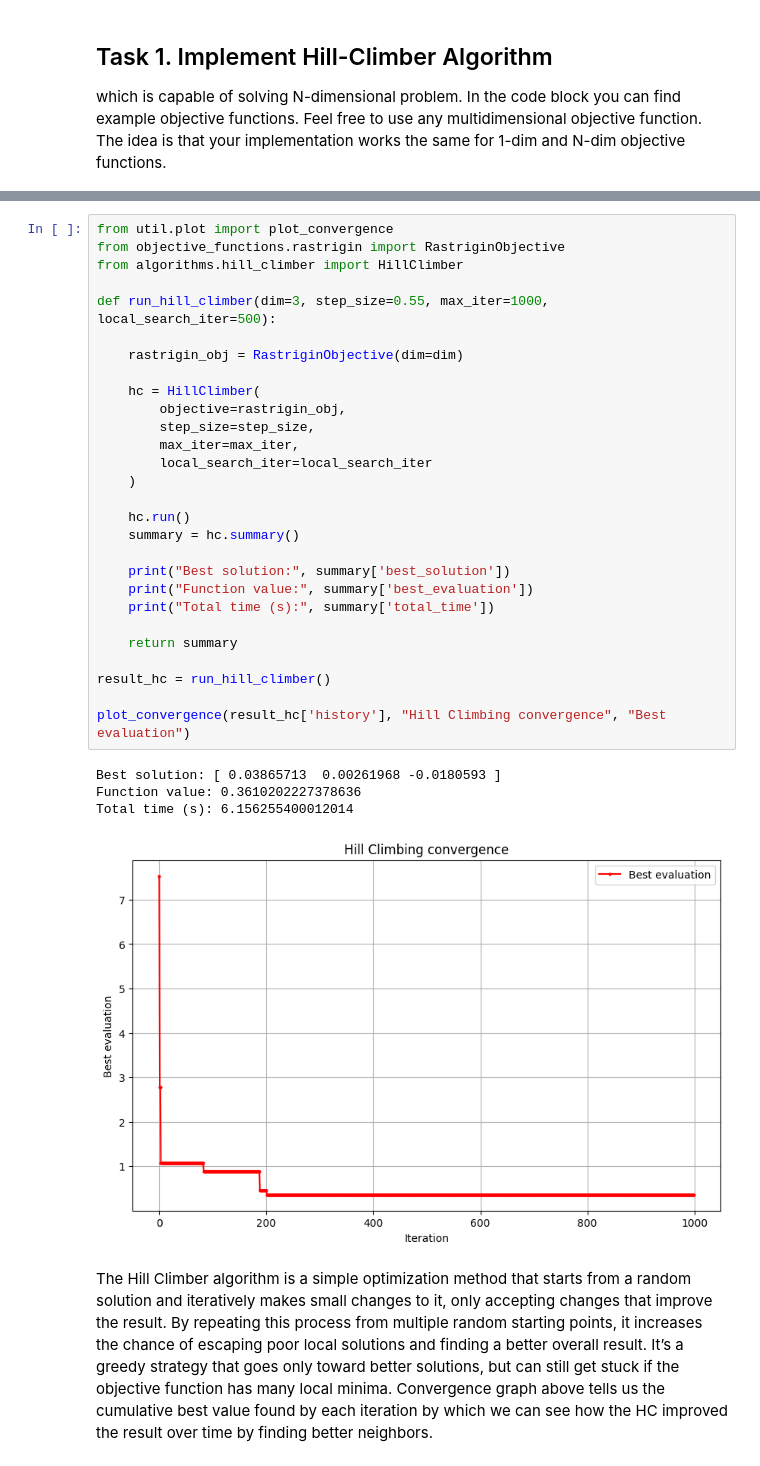
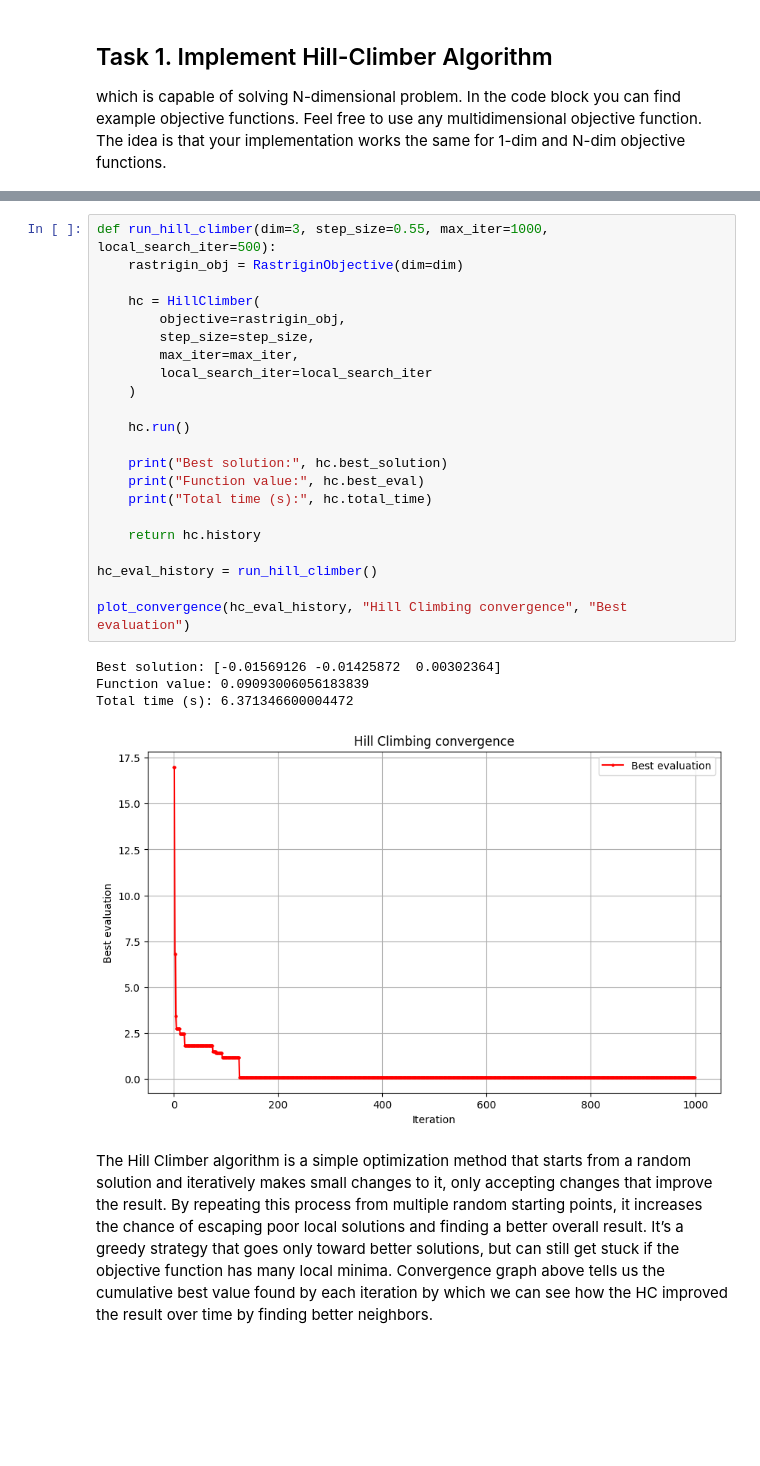
Before and after one commit to MarioSomodi/Optimization-Algorithms, a Jupyter notebook: OABOEC_Project_Mario_Somodi.ipynb, the cells around one changed output, grey strips where cells are left out. Drawn from its saved outputs; the diff is of its cells as text; blank space fills up the shorter version.

Commit message:
update task 1 and 2 with changes to hc and time complx implementations

```diff
--- a/OABOEC_Project_Mario_Somodi.ipynb
+++ b/OABOEC_Project_Mario_Somodi.ipynb
@@ -223,36 +247,30 @@
 # %%
-from util.plot import plot_convergence
-from objective_functions.rastrigin import RastriginObjective
-from algorithms.hill_climber import HillClimber
-
 def run_hill_climber(dim=3, step_size=0.55, max_iter=1000, local_search_iter=500):
-
     rastrigin_obj = RastriginObjective(dim=dim)
 
     hc = HillClimber(
         objective=rastrigin_obj,
         step_size=step_size,
         max_iter=max_iter,
         local_search_iter=local_search_iter
     )
 
     hc.run()
-    summary = hc.summary()
 
-    print("Best solution:", summary['best_solution'])
-    print("Function value:", summary['best_evaluation'])
-    print("Total time (s):", summary['total_time'])
+    print("Best solution:", hc.best_solution)
+    print("Function value:", hc.best_eval)
+    print("Total time (s):", hc.total_time)
 
-    return summary
+    return hc.history
 
-result_hc = run_hill_climber()
+hc_eval_history = run_hill_climber()
 
-plot_convergence(result_hc['history'], "Hill Climbing convergence", "Best evaluation")
+plot_convergence(hc_eval_history, "Hill Climbing convergence", "Best evaluation")
 # %% [output]
-Best solution: [ 0.03865713  0.00261968 -0.0180593 ]
-Function value: 0.3610202227378636
-Total time (s): 6.156255400012014
+Best solution: [-0.01569126 -0.01425872  0.00302364]
+Function value: 0.09093006056183839
+Total time (s): 6.371346600004472
-[figure, old version]
+[figure, new version]
 # %% [markdown]
 The Hill Climber algorithm is a simple optimization method that starts from a random solution and iteratively makes small changes to it, only accepting changes that improve the result. By repeating this process from multiple random starting points, it increases the chance of escaping poor local solutions and finding a better overall result. It’s a greedy strategy that goes only toward better solutions, but can still get stuck if the objective function has many local minima.
 Convergence graph above tells us the cumulative best value found by each iteration by which we can see how the HC improved the result over time by finding better neighbors.
```
Also changed, not shown: parts of 20 cells of this notebook.
